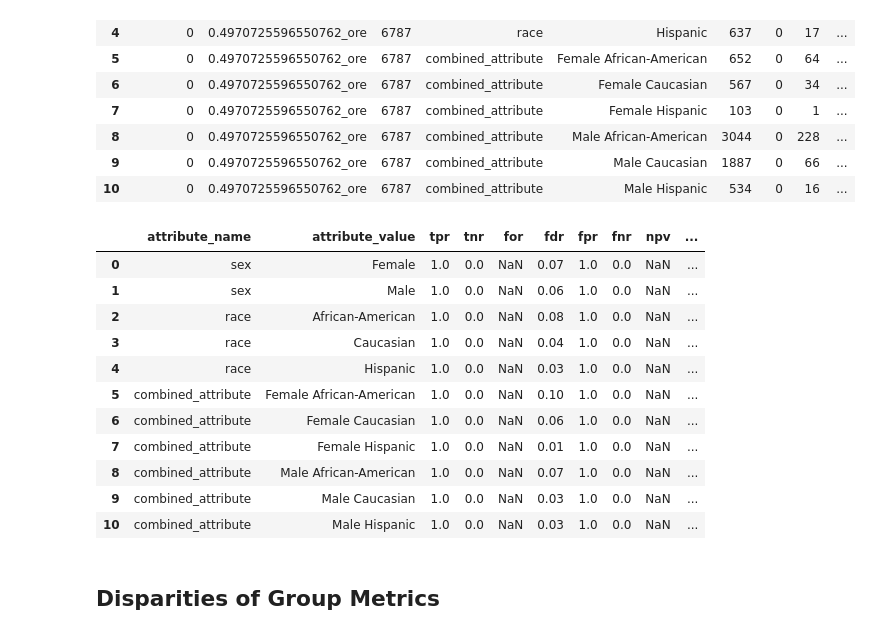
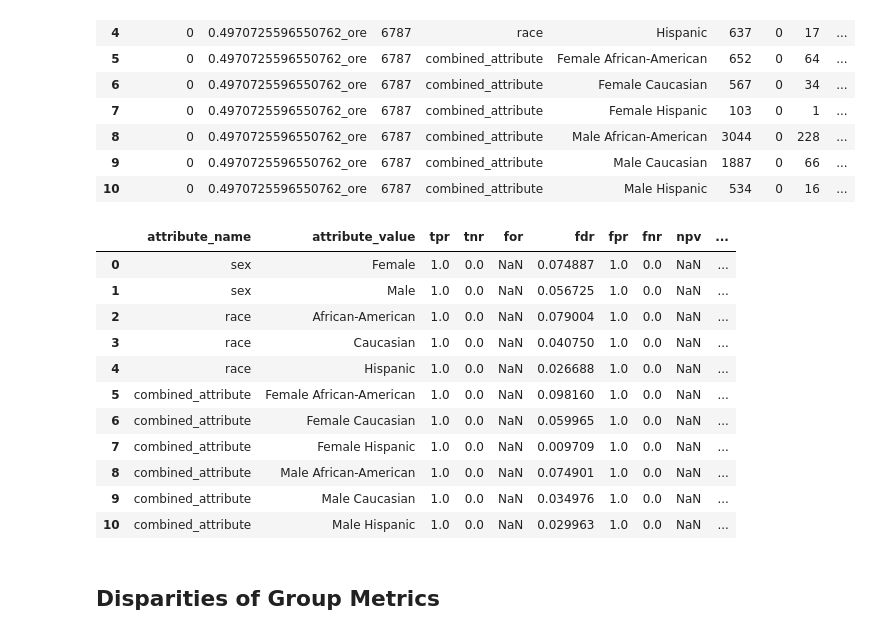
Before and after one commit to namsor/namsor-compass, a Jupyter notebook: 05_Data_Analysis_01_Fairness_Analysis_of_Gender_Endpoint.ipynb, the cells around one changed output. Saved outputs shown, nothing was run; the diff lists cells and outputs as text; code cells hidden in the pictures.

```diff
--- a/05_Data_Analysis_01_Fairness_Analysis_of_Gender_Endpoint.ipynb
+++ b/05_Data_Analysis_01_Fairness_Analysis_of_Gender_Endpoint.ipynb
@@ -104,20 +104,20 @@ def _color_red_or_green_or_orange(val): # https://stackoverflow.com/questions/28
     except:
         return 'color: black'
 # %%
-xtab[['attribute_name', 'attribute_value'] + absolute_metrics].round(2)
+xtab[['attribute_name', 'attribute_value'] + absolute_metrics]
 # %% [output]
 |  | attribute_name | attribute_value | tpr | tnr | for | fdr | fpr | fnr | npv | ... |
-| 0 | sex | Female | 1.0 | 0.0 | NaN | 0.07 | 1.0 | 0.0 | NaN | ... |
-| 1 | sex | Male | 1.0 | 0.0 | NaN | 0.06 | 1.0 | 0.0 | NaN | ... |
-| 2 | race | African-American | 1.0 | 0.0 | NaN | 0.08 | 1.0 | 0.0 | NaN | ... |
-| 3 | race | Caucasian | 1.0 | 0.0 | NaN | 0.04 | 1.0 | 0.0 | NaN | ... |
-| 4 | race | Hispanic | 1.0 | 0.0 | NaN | 0.03 | 1.0 | 0.0 | NaN | ... |
-| 5 | combined_attribute | Female African-American | 1.0 | 0.0 | NaN | 0.10 | 1.0 | 0.0 | NaN | ... |
-| 6 | combined_attribute | Female Caucasian | 1.0 | 0.0 | NaN | 0.06 | 1.0 | 0.0 | NaN | ... |
-| 7 | combined_attribute | Female Hispanic | 1.0 | 0.0 | NaN | 0.01 | 1.0 | 0.0 | NaN | ... |
-| 8 | combined_attribute | Male African-American | 1.0 | 0.0 | NaN | 0.07 | 1.0 | 0.0 | NaN | ... |
-| 9 | combined_attribute | Male Caucasian | 1.0 | 0.0 | NaN | 0.03 | 1.0 | 0.0 | NaN | ... |
-| 10 | combined_attribute | Male Hispanic | 1.0 | 0.0 | NaN | 0.03 | 1.0 | 0.0 | NaN | ... |
+| 0 | sex | Female | 1.0 | 0.0 | NaN | 0.074887 | 1.0 | 0.0 | NaN | ... |
+| 1 | sex | Male | 1.0 | 0.0 | NaN | 0.056725 | 1.0 | 0.0 | NaN | ... |
+| 2 | race | African-American | 1.0 | 0.0 | NaN | 0.079004 | 1.0 | 0.0 | NaN | ... |
+| 3 | race | Caucasian | 1.0 | 0.0 | NaN | 0.040750 | 1.0 | 0.0 | NaN | ... |
+| 4 | race | Hispanic | 1.0 | 0.0 | NaN | 0.026688 | 1.0 | 0.0 | NaN | ... |
+| 5 | combined_attribute | Female African-American | 1.0 | 0.0 | NaN | 0.098160 | 1.0 | 0.0 | NaN | ... |
+| 6 | combined_attribute | Female Caucasian | 1.0 | 0.0 | NaN | 0.059965 | 1.0 | 0.0 | NaN | ... |
+| 7 | combined_attribute | Female Hispanic | 1.0 | 0.0 | NaN | 0.009709 | 1.0 | 0.0 | NaN | ... |
+| 8 | combined_attribute | Male African-American | 1.0 | 0.0 | NaN | 0.074901 | 1.0 | 0.0 | NaN | ... |
+| 9 | combined_attribute | Male Caucasian | 1.0 | 0.0 | NaN | 0.034976 | 1.0 | 0.0 | NaN | ... |
+| 10 | combined_attribute | Male Hispanic | 1.0 | 0.0 | NaN | 0.029963 | 1.0 | 0.0 | NaN | ... |
 # %% [markdown]
 ## Disparities of Group Metrics
 # %%
```
Also changed, not shown: parts of 7 cells of this notebook, 16 other files.
